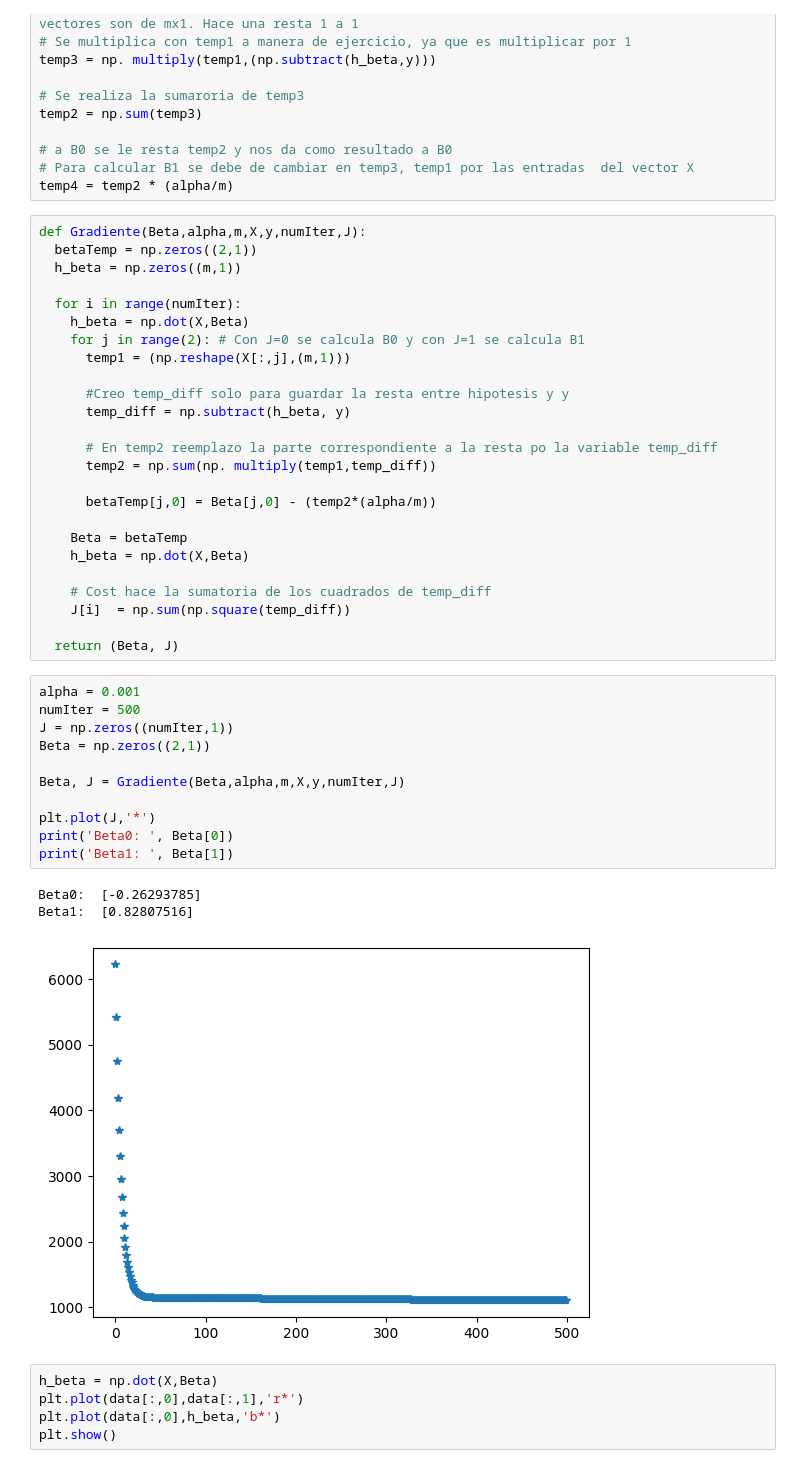
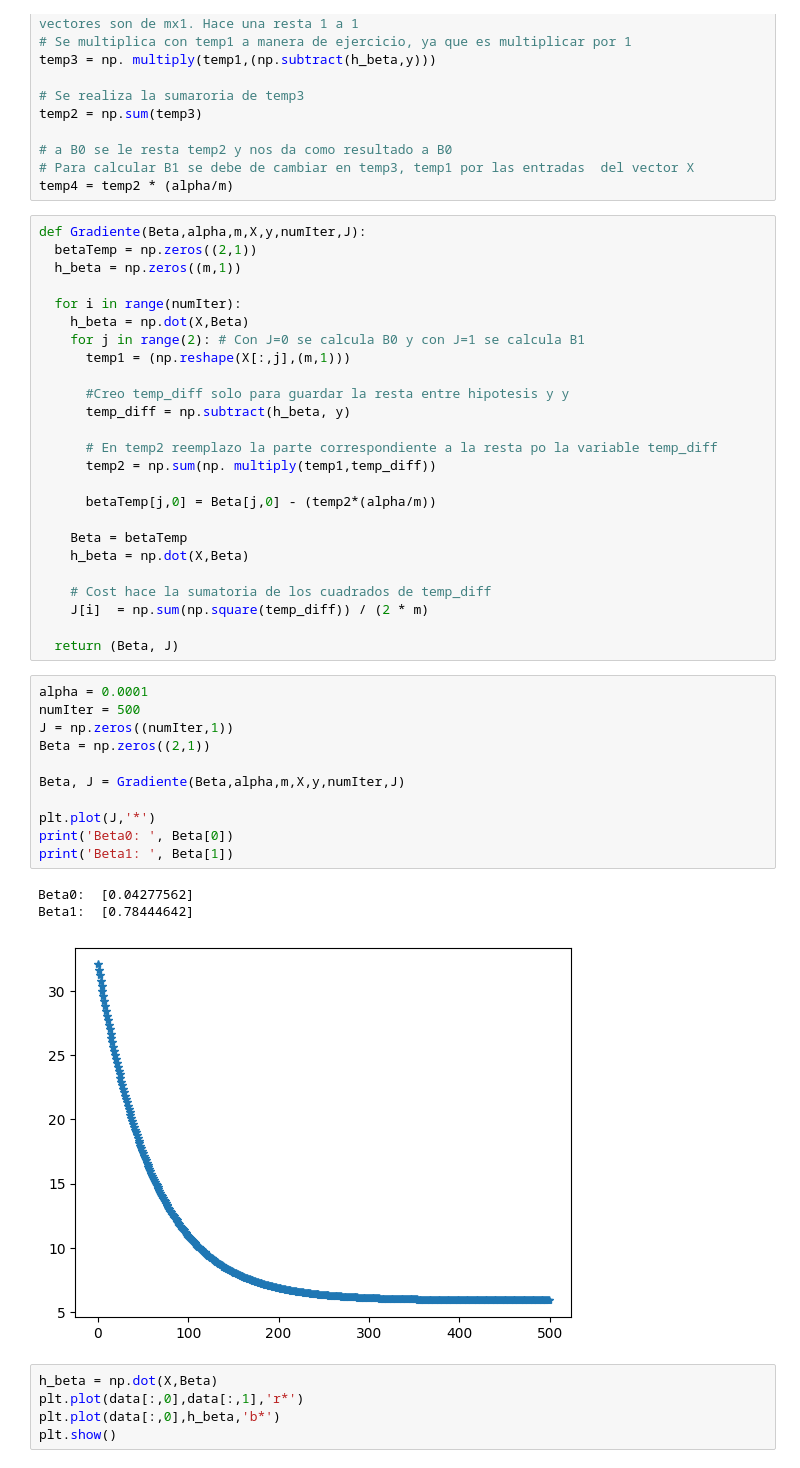
Before and after one commit to jcagudelo12/IA, a Jupyter notebook: RegresionLineal_1_Variable/R_Lineal_One_Variable.ipynb, the cells around one changed output. Saved outputs shown, nothing was run; the diff lists cells and outputs as text.

```diff
--- a/RegresionLineal_1_Variable/R_Lineal_One_Variable.ipynb
+++ b/RegresionLineal_1_Variable/R_Lineal_One_Variable.ipynb
@@ -92,24 +92,24 @@ def Gradiente(Beta,alpha,m,X,y,numIter,J):
     h_beta = np.dot(X,Beta)
 
     # Cost hace la sumatoria de los cuadrados de temp_diff
-    J[i]  = np.sum(np.square(temp_diff))
+    J[i]  = np.sum(np.square(temp_diff)) / (2 * m)
 
   return (Beta, J)
 # %%
-alpha = 0.001
+alpha = 0.0001
 numIter = 500
 J = np.zeros((numIter,1))
 Beta = np.zeros((2,1))
 
 Beta, J = Gradiente(Beta,alpha,m,X,y,numIter,J)
 
 plt.plot(J,'*')
 print('Beta0: ', Beta[0])
 print('Beta1: ', Beta[1])
 # %% [output]
-Beta0:  [-0.26293785]
-Beta1:  [0.82807516]
+Beta0:  [0.04277562]
+Beta1:  [0.78444642]
-[figure, old version]
+[figure, new version]
 # %%
 h_beta = np.dot(X,Beta)
 plt.plot(data[:,0],data[:,1],'r*')
```
Also changed, not shown: 1 other file.
